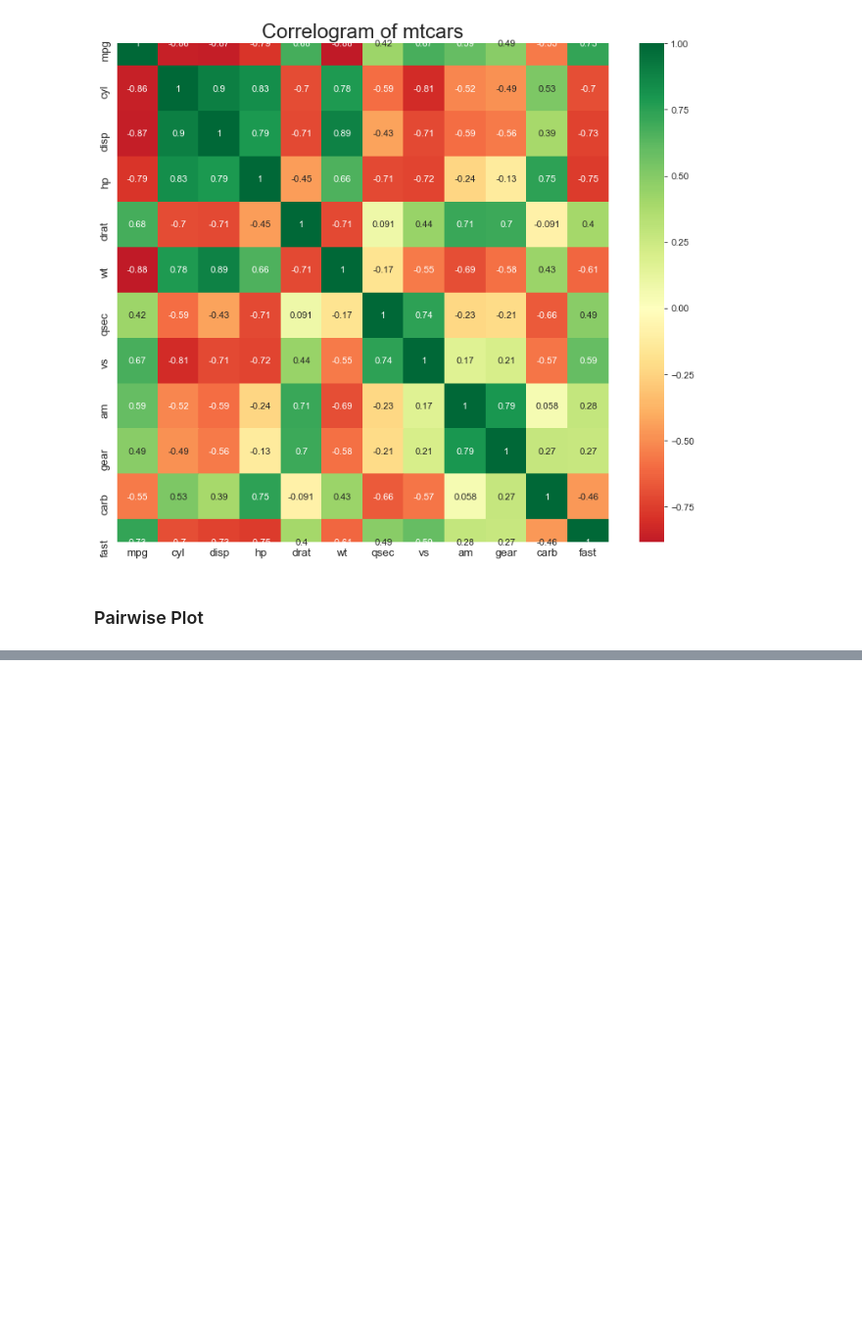
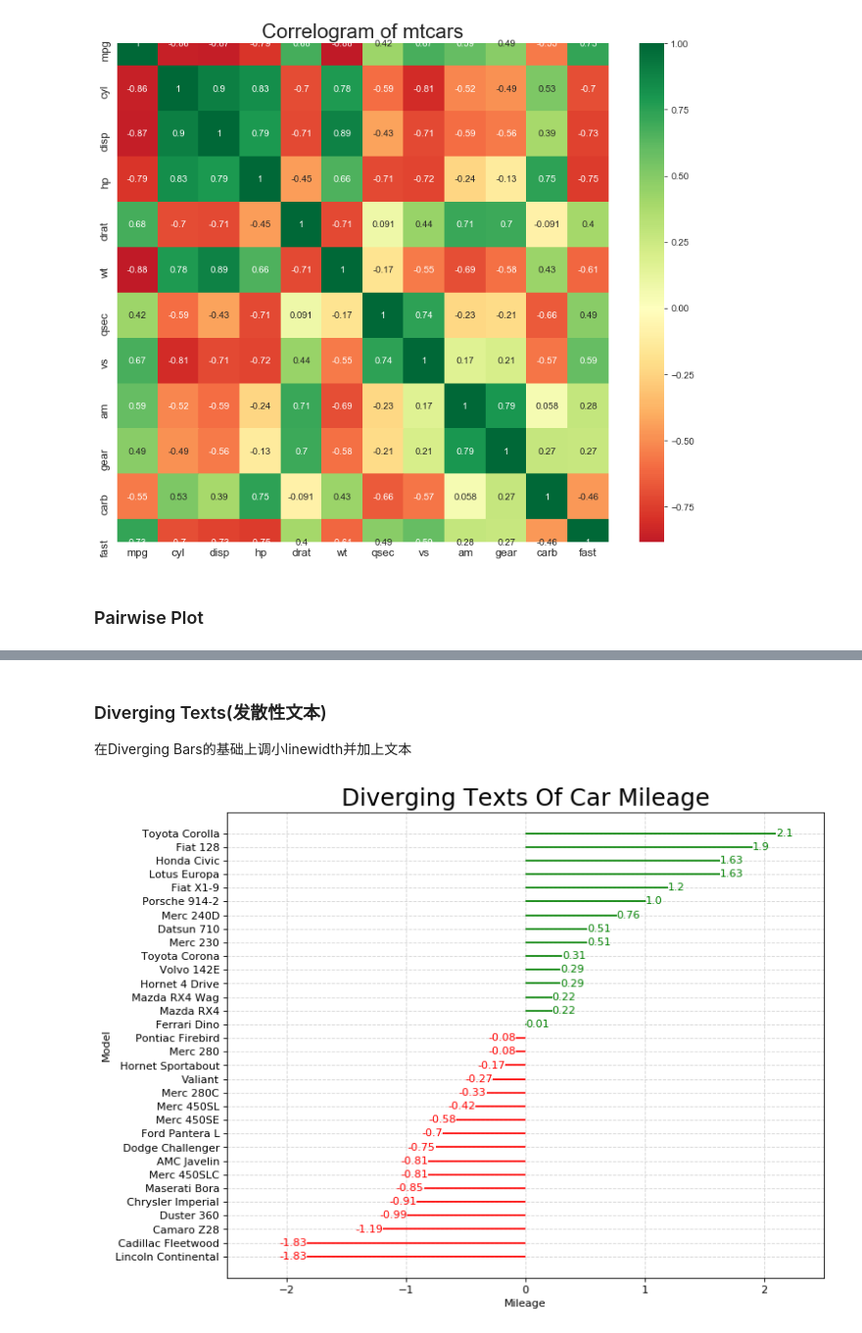
Before and after one commit to clelandgt/Python, a Jupyter notebook: Pandas/matplotlib/常用图形绘制1.ipynb, the cells around one changed output, grey strips where cells are left out. Shown at 98% size. Cells and saved outputs as stored; diff of their text form; code cells hidden in the pictures; blank space fills up the shorter version.

```diff
--- a/Pandas/matplotlib/常用图形绘制1.ipynb
+++ b/Pandas/matplotlib/常用图形绘制1.ipynb
@@ -266,0 +329,25 @@ plt.show()
+# %% [markdown]
+### Diverging Texts(发散性文本)
+在Diverging Bars的基础上调小linewidth并加上文本
+# %%
+# 数据共享上图Diverging Bars
+# 绘制图形
+plt.figure(figsize=(10,8), dpi=80)
+plt.hlines(y=tmp_df.index, xmin=0, xmax=tmp_df['mpg_z'], colors=tmp_df['colors'])
+# 添加文本
+for x, y, text in zip(tmp_df['mpg_z'], tmp_df.index, tmp_df['mpg_z']):
+    plt.text(x, y, round(text, 2), horizontalalignment='right' if x<0 else 'left', verticalalignment='center', fontdict={'color':'red' if x < 0 else 'green', 'size':10})
+
+# 格式微调
+plt.title('Diverging Texts Of Car Mileage', fontsize=22)
+plt.gca().set(
+    xlim=(-2.5, 2.5),
+    xlabel='Mileage', ylabel='Model'
+)
+plt.xticks(fontsize=10)
+plt.yticks(tmp_df['index'], tmp_df['cars'], fontsize=10)
+# 绘制背景网格
+plt.grid(linestyle='--', alpha=0.5)
+plt.show()
+# %% [output]
+[figure, added]
```
Also changed, not shown: parts of 13 cells of this notebook.
